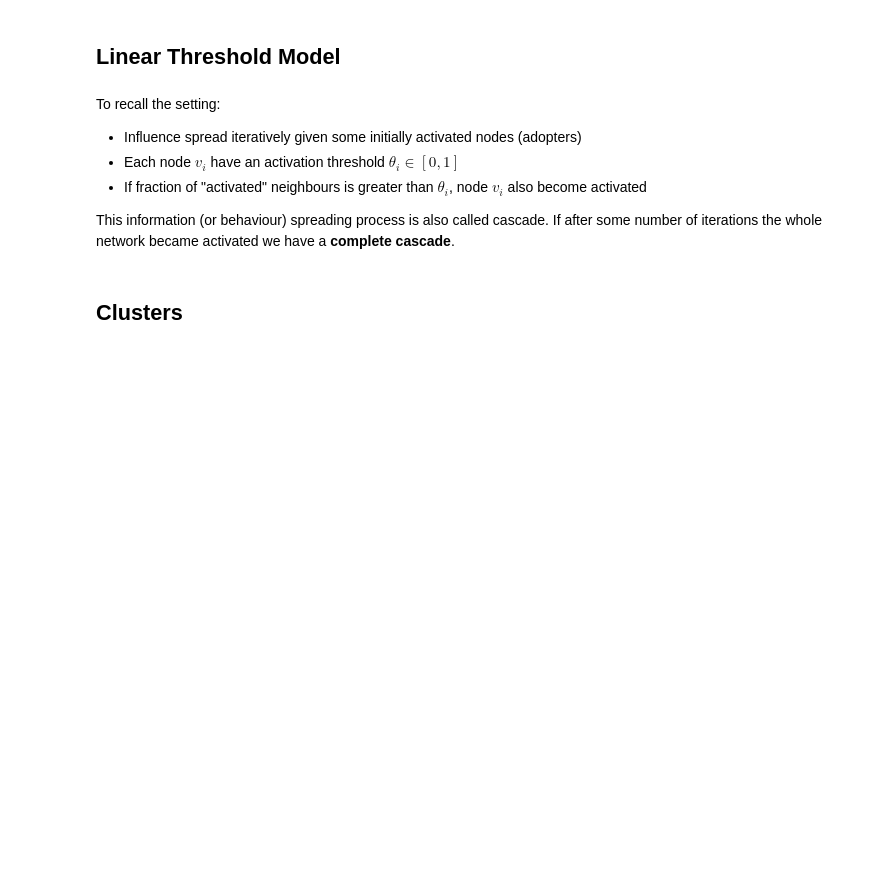
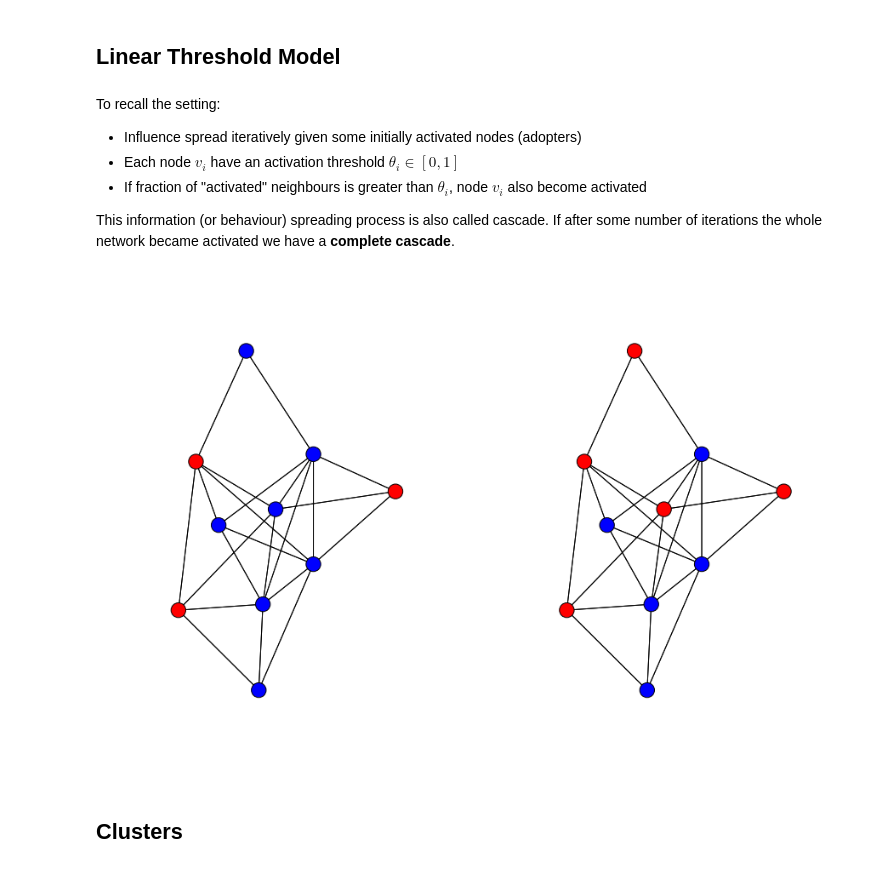
Before and after one commit to shestakoff/social_ntwks, a Jupyter notebook: threshold.ipynb, the cells around one changed output. Drawn from its saved outputs; the diff is of its cells as text; code cells hidden in the pictures; blank space fills up the shorter version.

```diff
--- a/threshold.ipynb
+++ b/threshold.ipynb
@@ -70,10 +70,12 @@ def ShowIteration(G, initActive, resultActive, pos):
             node_color = 'b')
 # %%
 # Run
-resultActive = InfluenceProp(A, initActive, theta, itersNum = 3)
+resultActive = InfluenceProp(A, initActive, theta, itersNum = 2)
 
 # Look
 ShowIteration(G, initActive, resultActive, pos)
+# %% [output]
+[figure, added]
 # %% [markdown]
 ## Clusters
 # %% [markdown]
```
Also changed, not shown: parts of 5 cells of this notebook.
